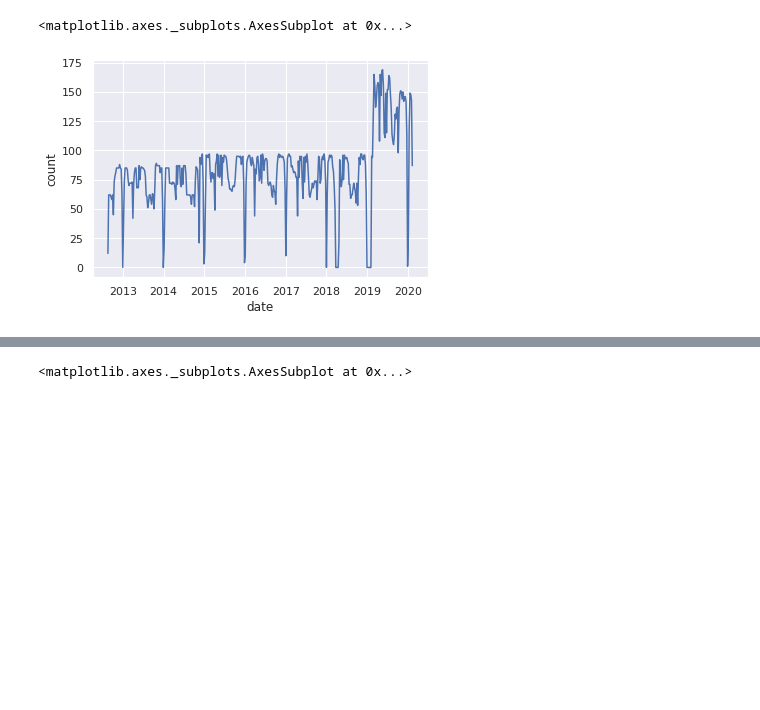
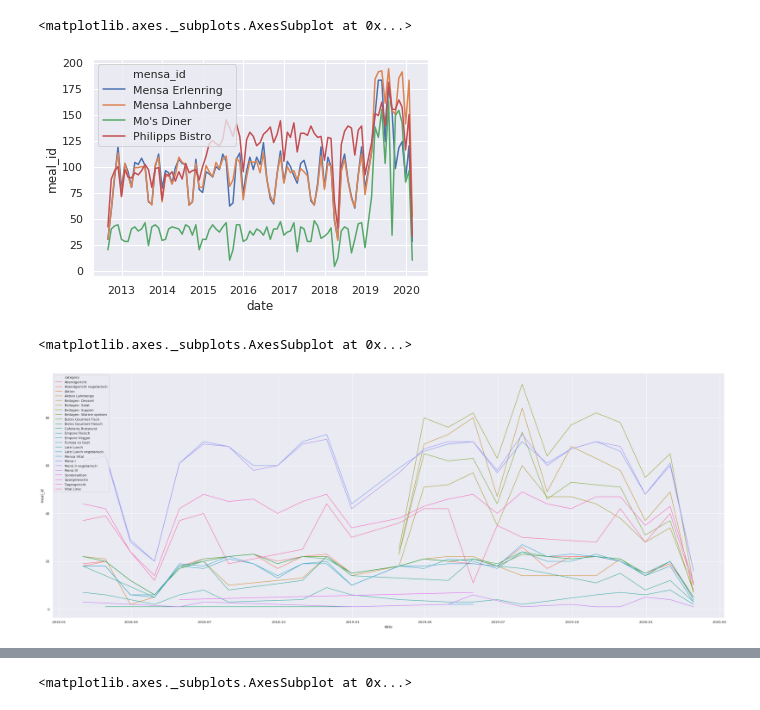
Before and after one commit to oxzi/about-mensa-mr, a Jupyter notebook: mensa_prices.ipynb, the cells around one changed output, grey strips where cells are left out. Saved outputs shown, nothing was run; the diff lists cells and outputs as text; code cells hidden in the pictures; blank space fills up the shorter version.

```diff
--- a/mensa_prices.ipynb
+++ b/mensa_prices.ipynb
@@ -19,9 +19,18 @@ meals.tail()
 | 32079 | Mo's Diner | 2020-02-07 | 4893800 | Hausgemachte Frikadelle mit Karto... | Menü I | 3.25 | ['Rind/Kalb', 'glutenhaltiges Get... |
 | 32080 | Mo's Diner | 2020-02-07 | 4893801 | Zwei gebackene Hetaxkäse mit Jogh... | Menü II vegetarisch | 3.45 | ['Milch', 'glutenhaltiges Getreid... |
 # %%
-overview = meals.resample("W-Mon", on="date").size().to_frame(name="count").reset_index()
-sns.lineplot(x="date", y="count", data=overview)
+overview = meals.groupby(["mensa_id", pd.Grouper(key="date", freq="M")]).count()["meal_id"].reset_index()
+sns.lineplot(x="date", y="meal_id", hue="mensa_id", data=overview)
 # %% [output]
 <matplotlib.axes._subplots.AxesSubplot at 0x...>
-[figure, old version]
+[figure, new version]
+# %%
+overview_cat = meals[meals.date >= "2018-01-01"].groupby(
+    ["category", pd.Grouper(key="date", freq="1M")]).count()["meal_id"].reset_index()
+
+plt.figure(figsize=(40, 15))
+sns.lineplot(x="date", y="meal_id", hue="category", data=overview_cat)
+# %% [output]
+<matplotlib.axes._subplots.AxesSubplot at 0x...>
+[figure, added]
 # %%
```
Also changed, not shown: parts of 3 cells of this notebook.
